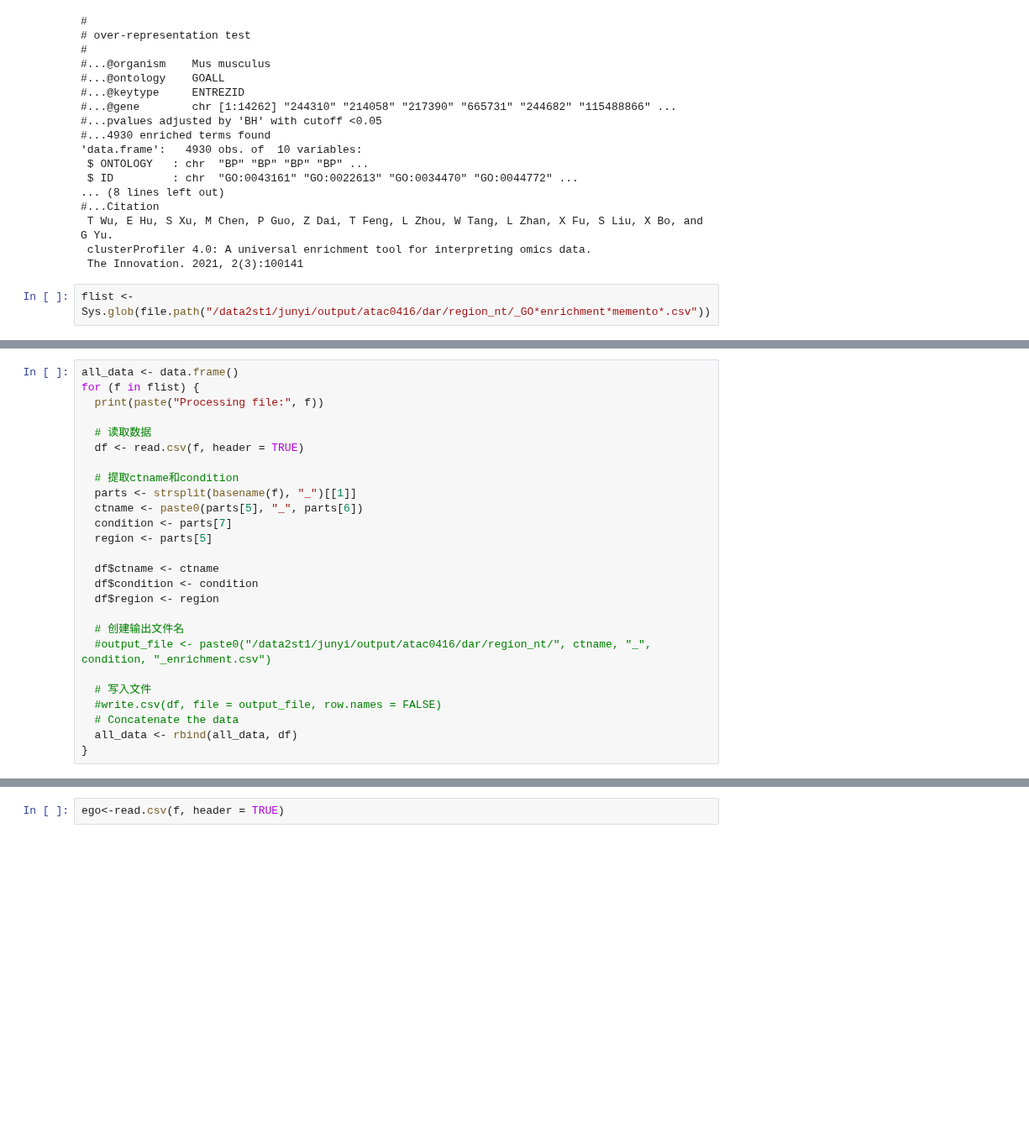
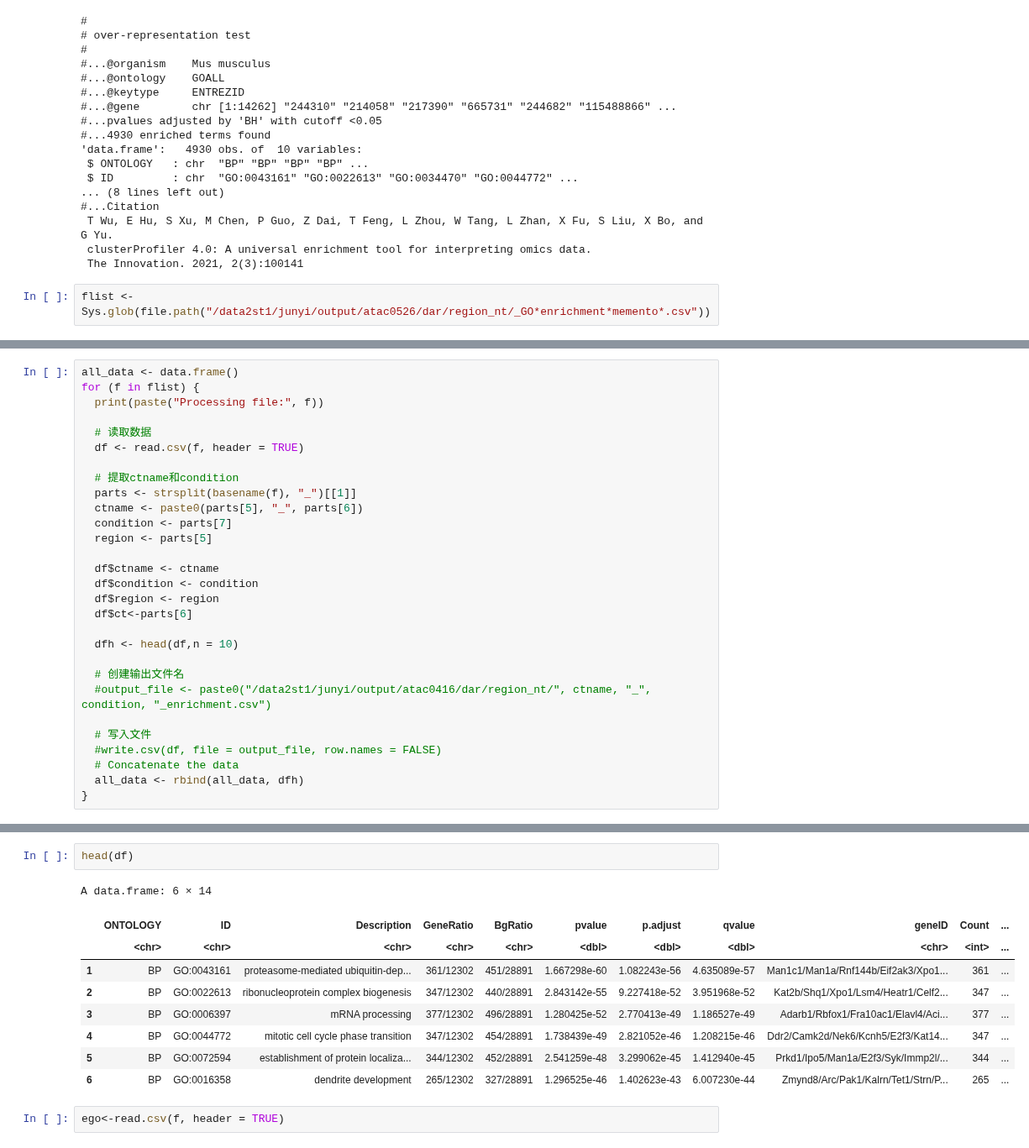
Before and after one commit to juychen/scmmd, a Jupyter notebook: 16clusterprofiler.ipynb, the cells around one changed output, grey strips where cells are left out. Shown at 84% size. Saved outputs shown, nothing was run; the diff lists cells and outputs as text; blank space fills up the shorter version.

```diff
--- a/16clusterprofiler.ipynb
+++ b/16clusterprofiler.ipynb
@@ -343,7 +343,7 @@ edo
  clusterProfiler 4.0: A universal enrichment tool for interpreting omics data.
  The Innovation. 2021, 2(3):100141
 # %%
-flist <- Sys.glob(file.path("/data2st1/junyi/output/atac0416/dar/region_nt/_GO*enrichment*memento*.csv"))
+flist <- Sys.glob(file.path("/data2st1/junyi/output/atac0526/dar/region_nt/_GO*enrichment*memento*.csv"))
 # %%
 flist
 # %% [output]
@@ -376,6 +376,9 @@ for (f in flist) {
   df$ctname <- ctname
   df$condition <- condition
   df$region <- region
+  df$ct<-parts[6]
+
+  dfh <- head(df,n = 10)
 
   # 创建输出文件名
   #output_file <- paste0("/data2st1/junyi/output/atac0416/dar/region_nt/", ctname, "_", condition, "_enrichment.csv")
@@ -383,6 +386,6 @@ for (f in flist) {
   # 写入文件
   #write.csv(df, file = output_file, row.names = FALSE)
   # Concatenate the data
-  all_data <- rbind(all_data, df)
+  all_data <- rbind(all_data, dfh)
 }
 # %% [output]
@@ -401,3 +404,15 @@ for (f in flist) {
+# %%
+head(df)
+# %% [output]
+A data.frame: 6 × 14
+|  | ONTOLOGY | ID | Description | GeneRatio | BgRatio | pvalue | p.adjust | qvalue | geneID | Count | ... |
+|  | <chr> | <chr> | <chr> | <chr> | <chr> | <dbl> | <dbl> | <dbl> | <chr> | <int> | ... |
+| 1 | BP | GO:0043161 | proteasome-mediated ubiquitin-dep... | 361/12302 | 451/28891 | 1.667298e-60 | 1.082243e-56 | 4.635089e-57 | Man1c1/Man1a/Rnf144b/Eif2ak3/Xpo1... | 361 | ... |
+| 2 | BP | GO:0022613 | ribonucleoprotein complex biogenesis | 347/12302 | 440/28891 | 2.843142e-55 | 9.227418e-52 | 3.951968e-52 | Kat2b/Shq1/Xpo1/Lsm4/Heatr1/Celf2... | 347 | ... |
+| 3 | BP | GO:0006397 | mRNA processing | 377/12302 | 496/28891 | 1.280425e-52 | 2.770413e-49 | 1.186527e-49 | Adarb1/Rbfox1/Fra10ac1/Elavl4/Aci... | 377 | ... |
+| 4 | BP | GO:0044772 | mitotic cell cycle phase transition | 347/12302 | 454/28891 | 1.738439e-49 | 2.821052e-46 | 1.208215e-46 | Ddr2/Camk2d/Nek6/Kcnh5/E2f3/Kat14... | 347 | ... |
+| 5 | BP | GO:0072594 | establishment of protein localiza... | 344/12302 | 452/28891 | 2.541259e-48 | 3.299062e-45 | 1.412940e-45 | Prkd1/Ipo5/Man1a/E2f3/Syk/Immp2l/... | 344 | ... |
+| 6 | BP | GO:0016358 | dendrite development | 265/12302 | 327/28891 | 1.296525e-46 | 1.402623e-43 | 6.007230e-44 | Zmynd8/Arc/Pak1/Kalrn/Tet1/Strn/P... | 265 | ... |
 # %%
 ego<-read.csv(f, header = TRUE)
 # %%
```
Also changed, not shown: parts of 11 cells of this notebook, 1 other file.
